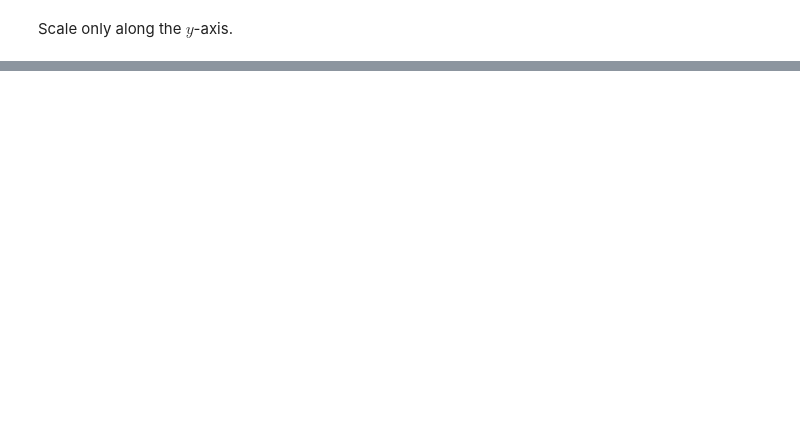
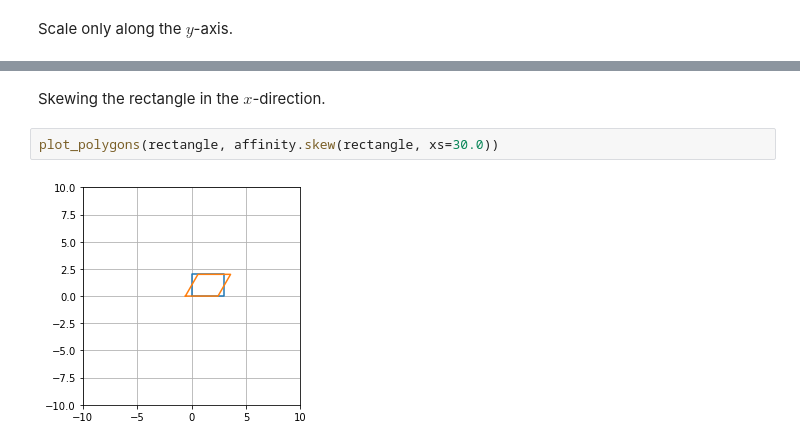
Before and after one commit to gjbex/training-material, a Jupyter notebook: Python/Gis/gis.ipynb, the cells around one changed output, grey strips where cells are left out. Saved outputs shown, nothing was run; the diff lists cells and outputs as text; blank space fills up the shorter version.

Commit message:
Add example of skew

```diff
--- a/Python/Gis/gis.ipynb
+++ b/Python/Gis/gis.ipynb
@@ -424,0 +425,6 @@ plot_polygons(rectangle, affinity.scale(rectangle, yfact=2.5))
+# %% [markdown]
+Skewing the rectangle in the $x$-direction.
+# %%
+plot_polygons(rectangle, affinity.skew(rectangle, xs=30.0))
+# %% [output]
+[figure, added]
```
Also changed, not shown: parts of 13 cells of this notebook.
